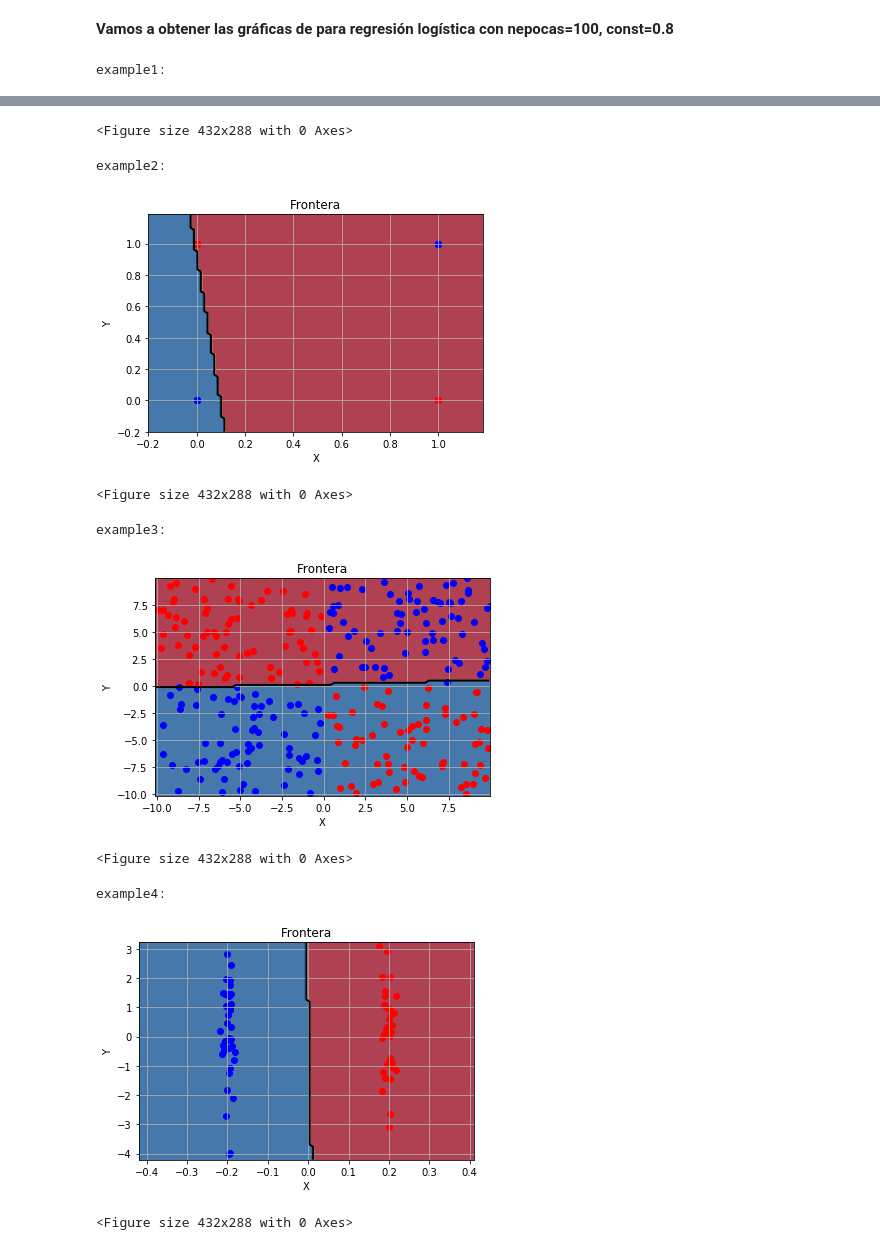
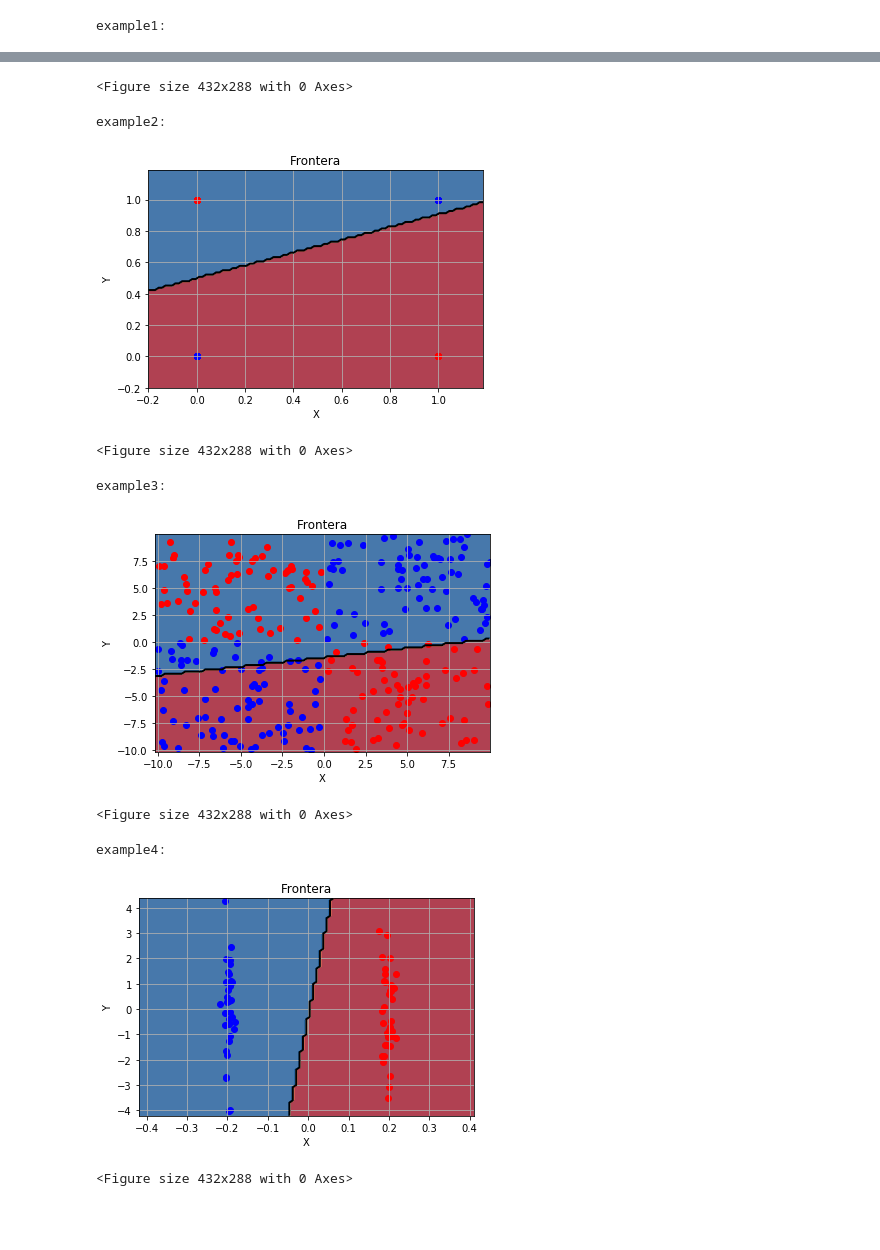
Before and after one commit to ArturoBlazquez/FAA, a Jupyter notebook: P2/practica 2.ipynb, the cells around one changed output, grey strips where cells are left out. Cells and saved outputs as stored; diff of their text form; code cells hidden in the pictures; blank space fills up the shorter version.

```diff
--- a/P2/practica 2.ipynb
+++ b/P2/practica 2.ipynb
@@ -16,29 +2,22 @@ Vamos a ejecutar primero KNN sin normalizar los datos y luego normalizando datos
 from ClasificadorVecinosProximos import ClasificadorVecinosProximos
 from Datos import Datos
 from ValidacionSimple import ValidacionSimple
-from timeit import default_timer as timer
-
-start = timer()
 
 conjuntos_de_datos = ['example1', 'example2', 'example3', 'example4', 'wdbc']
 
 val = ValidacionSimple(70)
 
 valores_de_k = [1, 3, 5, 11, 21, 51]
-
-print("Sin normalizar datos en knn:\n")
 for nombre_fichero in conjuntos_de_datos:
     datos = Datos('ConjuntosDatos/' + nombre_fichero + '.data')
-    val.creaParticiones(datos.datos)
 
     print(nombre_fichero, ":", sep='')
     for k in valores_de_k:
+        val.creaParticiones(datos.datos)
+
         knn = ClasificadorVecinosProximos(k)
 
-        errores, tasa_de_error = knn.validacion(val, datos, knn, normalizar_datos=False)
+        errores, tasa_de_error = knn.validacion(val, datos, knn, normalizar_datos=True)
 
-        print("\tTasa de error k=", k, ":\t\t", tasa_de_error, sep='')
-
-end = timer()
-print("\nTiempo de ejecución sin normalizar:", end - start)
+        print("\tTasa de error: k=", k, ":\t\t", tasa_de_error, sep='')
 # %% [output]
@@ -120,24 +72,0 @@ En este apartado vamos a probar regresión logística con cada uno de los conjun
-# %%
-from ClasificadorRegresionLogistica import ClasificadorRegresionLogistica
-from Datos import Datos
-from ValidacionSimple import ValidacionSimple
-
-conjuntos_de_datos = ['example1', 'example2', 'example3', 'example4', 'wdbc']
-
-valores_de_const = [0.4, 0.6, 0.8, 1]
-valores_de_nepocas = [1, 5, 10, 100]
-
-val = ValidacionSimple(70)
-reg = ClasificadorRegresionLogistica()
-
-for nombre_fichero in conjuntos_de_datos:
-    datos = Datos('ConjuntosDatos/' + nombre_fichero + '.data')
-
-    print(nombre_fichero, ":", sep='')
-
-    val.creaParticiones(datos.datos)
-
-    for const in valores_de_const:
-        for nepocas in valores_de_nepocas:
-            errores, tasa_de_error = reg.validacion(val, datos, reg, nepocas=nepocas, const=const)
-            print("\tTasa de error const=", const, ", nepocas=", nepocas, ":\t\t", tasa_de_error, sep='')
@@ -449,5 +119,3 @@ En example4 los datos están en dos rectas paralelas y knn los clasifica a la pe
-# %% [markdown]
-**Vamos a obtener las gráficas de para regresión logística con nepocas=100, const=0.8**
 # %%
 import matplotlib.pyplot as plt
 
@@ -471,7 +139,7 @@ for nombre_fichero in conjuntos_de_datos:
     val.creaParticiones(datos.datos)
     datosTrain = datos.extraeDatos(val.particiones[-1].indicesTrain)
     datosTest = datos.extraeDatos(val.particiones[-1].indicesTest)
-    reg.entrenamiento(datosTrain, datos.nominalAtributos, datos.diccionarios, nepocas=100, const=0.8)
+    reg.entrenamiento(datosTrain, datos.nominalAtributos, datos.diccionarios)
 
     ii = val.particiones[-1].indicesTrain
     x = datos.datos[ii, 0]
@@ -487,10 +155,10 @@ example1:
 <Figure size 432x288 with 0 Axes>
 example2:
-[figure, old version]
+[figure, new version]
 <Figure size 432x288 with 0 Axes>
 example3:
-[figure, old version]
+[figure, new version]
 <Figure size 432x288 with 0 Axes>
 example4:
-[figure, old version]
+[figure, new version]
 <Figure size 432x288 with 0 Axes>
```
Also changed, not shown: parts of 22 cells of this notebook, 2 other files.
